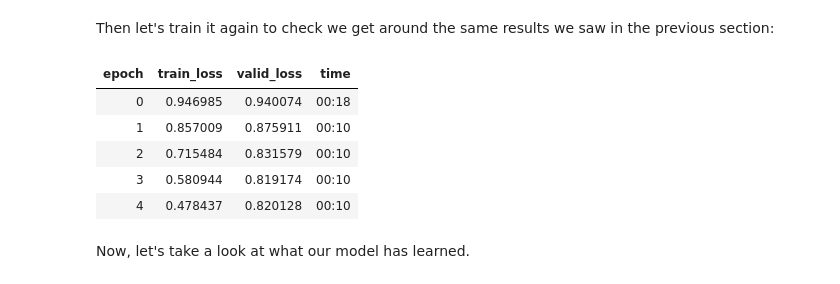
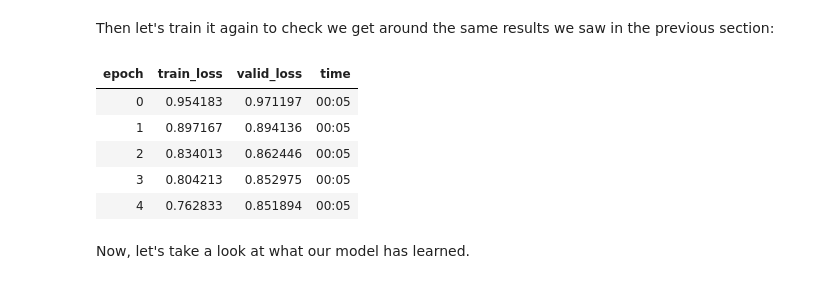
Before and after one commit to afortuny/DeepLearningFastAI, a Jupyter notebook: 09_Collaborative Filtering .ipynb, the cells around one changed output. Cells and saved outputs as stored; diff of their text form; code cells hidden in the pictures.

```diff
--- a/09_Collaborative Filtering .ipynb
+++ b/09_Collaborative Filtering .ipynb
@@ -417,16 +411,16 @@ class DotProductBias(Module):
 # %% [markdown]
 Then let's train it again to check we get around the same results we saw in the previous section:
 # %%
-model = DotProductBias(n_users, n_movies, 50)
+model = DotProductBias(n_users, n_movies, 5)
 learn = Learner(dls, model, loss_func=MSELossFlat())
 learn.fit_one_cycle(5, 5e-3, wd=0.1)
 # %% [output]
 | epoch | train_loss | valid_loss | time |
-| 0 | 0.946985 | 0.940074 | 00:18 |
-| 1 | 0.857009 | 0.875911 | 00:10 |
-| 2 | 0.715484 | 0.831579 | 00:10 |
-| 3 | 0.580944 | 0.819174 | 00:10 |
-| 4 | 0.478437 | 0.820128 | 00:10 |
+| 0 | 0.954183 | 0.971197 | 00:05 |
+| 1 | 0.897167 | 0.894136 | 00:05 |
+| 2 | 0.834013 | 0.862446 | 00:05 |
+| 3 | 0.804213 | 0.852975 | 00:05 |
+| 4 | 0.762833 | 0.851894 | 00:05 |
 # %% [markdown]
 Now, let's take a look at what our model has learned.
 # %% [markdown]
```
Also changed, not shown: parts of 10 cells of this notebook.
